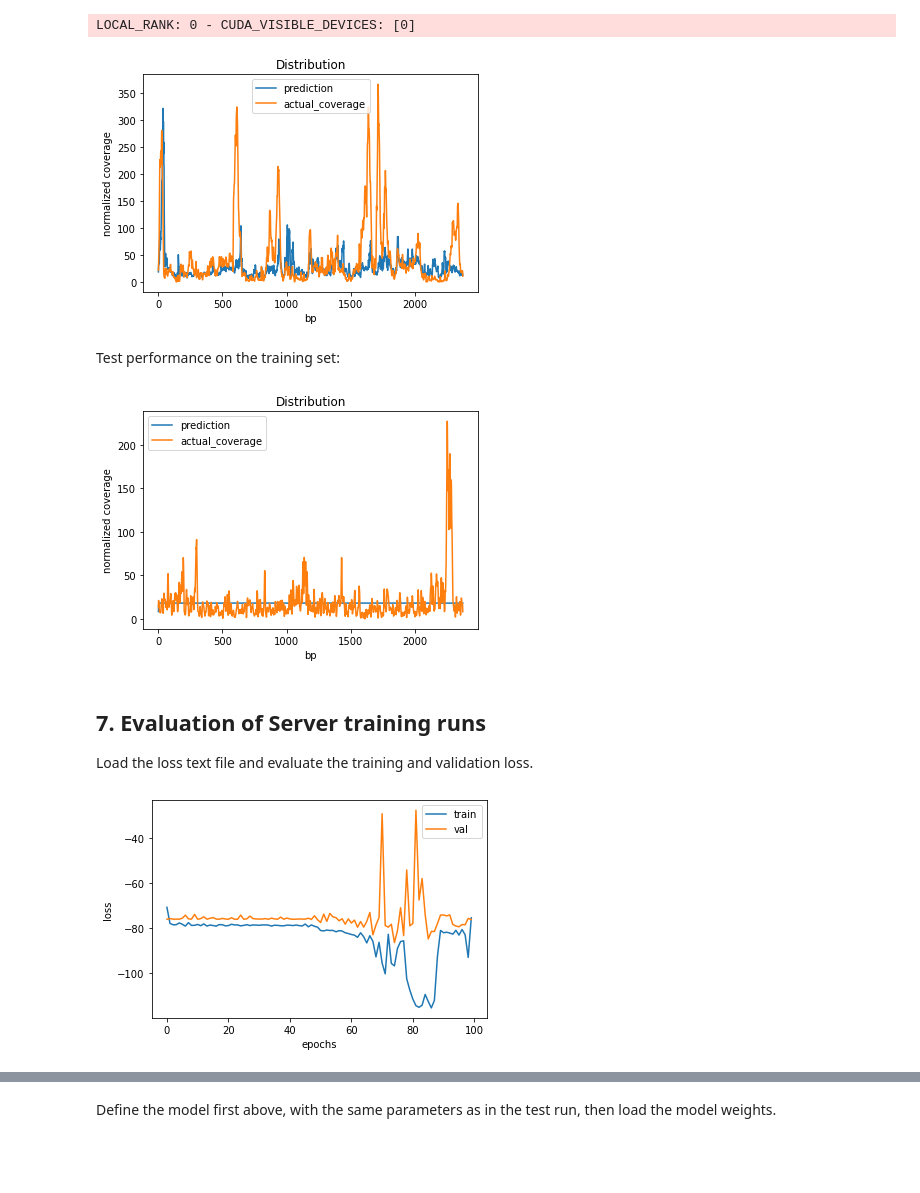
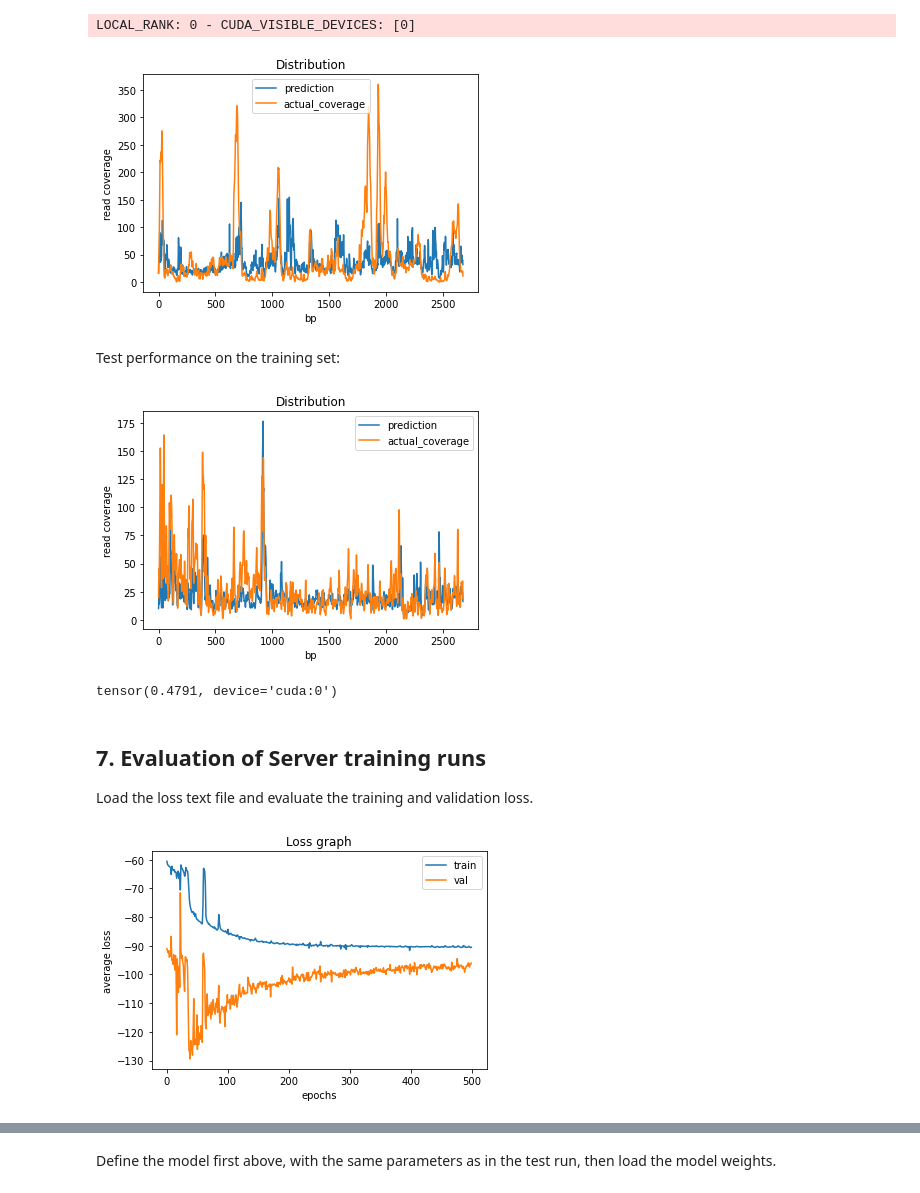
Before and after one commit to weberlab-hhu/Predmoter, a Jupyter notebook: predmotor_light.ipynb, the cells around one changed output, grey strips where cells are left out. Cells and saved outputs as stored; diff of their text form; code cells hidden in the pictures; blank space fills up the shorter version.

Commit message:
changed accuracy calculation and evaluation of big train runs

```diff
--- a/predmotor_light.ipynb
+++ b/predmotor_light.ipynb
@@ -18,12 +18,12 @@ import pytorch_lightning as pl
 Get the path to the h5 files and read in the data.
 # %%
 # Paths on troodon:
-fpath = "/mnt/data/feli/prototyping_data/Athaliana/h5/test_data.h5"
-gpath = "/mnt/data/feli/prototyping_data/Bdistachyon/h5/bdistachyon_test_data.h5"
+# fpath = "/mnt/data/feli/prototyping_data/Athaliana/h5/test_data.h5"
+# gpath = "/mnt/data/feli/prototyping_data/Bdistachyon/h5/bdistachyon_test_data.h5"
 
 # Path on Stardust:
-# fpath = "data/athaliana_test_data.h5" # path on home pc
-# gpath = "data/bdistachyon_test_data.h5"
+fpath = "data/athaliana_test_data.h5" # path on home pc
+gpath = "data/bdistachyon_test_data.h5"
 
 f = h5py.File(fpath, mode="r") # read in the h5 file
 g = h5py.File(gpath, mode="r")
@@ -866,13 +919,13 @@ coverage_list = mini_cov.view(mini_cov.size(0)).tolist()
 plt.plot(pred_list, label="prediction")
 plt.plot(coverage_list, label="actual_coverage")
 plt.xlabel('bp')
-plt.ylabel('normalized coverage')
+plt.ylabel('read coverage')
 
 plt.title('Distribution')
 plt.legend()
 plt.show()
 # %% [output]
-[figure, old version]
+[figure, new version]
 # %% [markdown]
 Test performance on the training set:
 # %%
@@ -895,30 +948,35 @@ coverage_list = mini_cov.view(coverage.size(1)).tolist()
 plt.plot(pred_list, label="prediction")
 plt.plot(coverage_list, label="actual_coverage")
 plt.xlabel('bp')
-plt.ylabel('normalized coverage')
+plt.ylabel('read coverage')
 
 plt.title('Distribution')
 plt.legend()
 plt.show()
 # %% [output]
-[figure, old version]
+[figure, new version]
+# %%
+print(pear_coeff(pred.to(pt_device),coverage.to(pt_device)))
+# %% [output]
+tensor(0.4791, device='cuda:0')
 # %% [markdown]
 ## 7. Evaluation of Server training runs
 Load the loss text file and evaluate the training and validation loss.
 # %%
-with open("train_runs/loss3.txt", encoding="utf-8") as f:
+with open("hybrid_bigData_loss.txt", encoding="utf-8") as f:
     losses = f.readlines()
 
 train_losses = [float(line.split()[1]) for line in losses[1:]]
 val_losses = [float(line.split()[2]) for line in losses[1:]]
 
 plt.plot(train_losses, label="train")
 plt.plot(val_losses, label="val")
 plt.xlabel('epochs')
-plt.ylabel('loss')
+plt.ylabel('average loss')
 
+plt.title("Loss graph")
 plt.legend()
 plt.show()
 # %% [output]
-[figure, old version]
+[figure, new version]
 # %%
```
Also changed, not shown: parts of 31 cells of this notebook.
